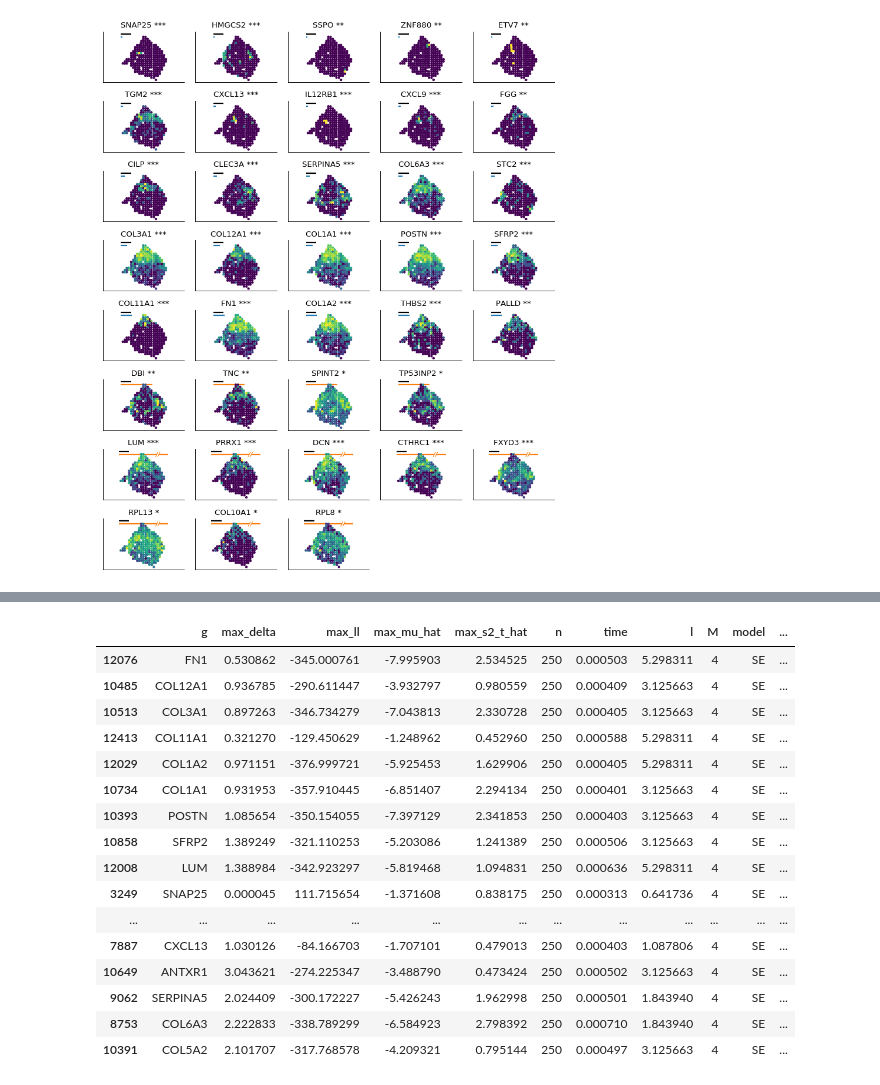
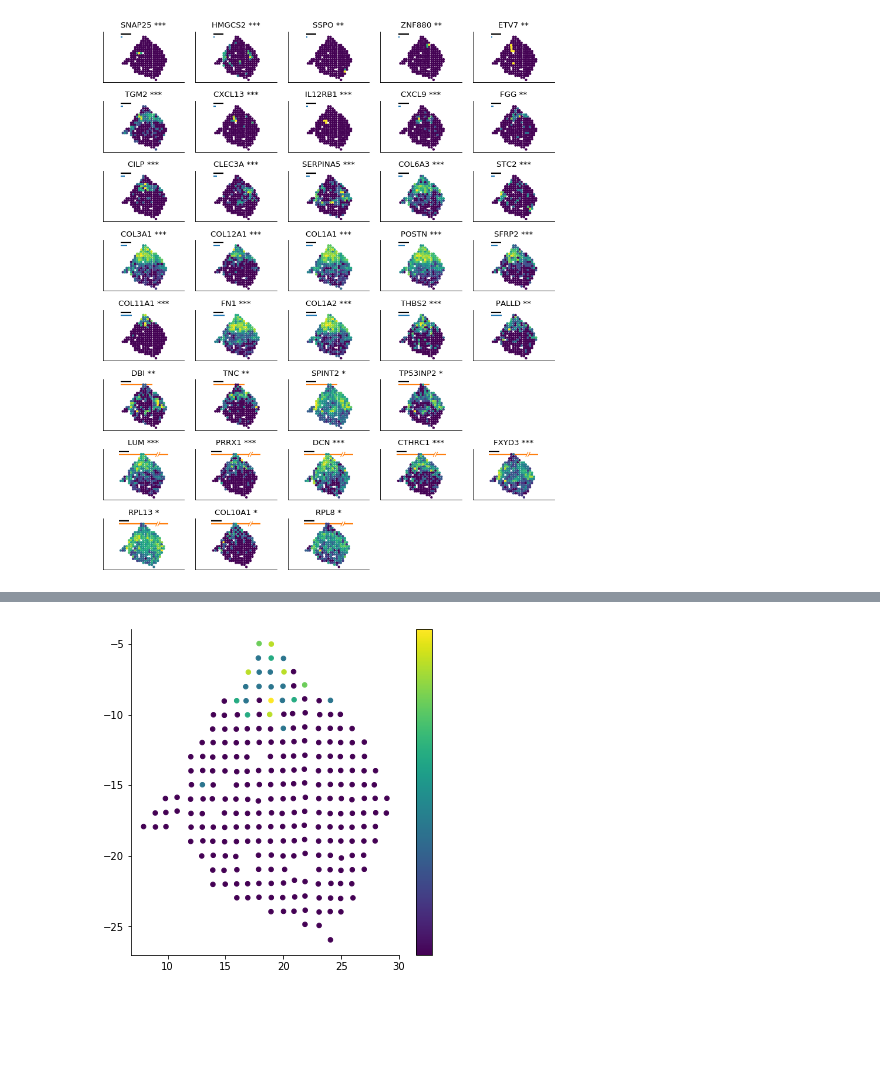
Before and after one commit to Teichlab/SpatialDE, a Jupyter notebook: Analysis/BreastCancer/Breast Cancer Tissue Analysis.ipynb, the cells around one changed output, grey strips where cells are left out. Saved outputs shown, nothing was run; the diff lists cells and outputs as text; code cells hidden in the pictures; blank space fills up the shorter version.

```diff
--- a/Analysis/BreastCancer/Breast Cancer Tissue Analysis.ipynb
+++ b/Analysis/BreastCancer/Breast Cancer Tissue Analysis.ipynb
@@ -338,20 +304,6 @@ plt.savefig('lp_pval_BC_top.pdf', bbox_inches='tight');
-# %%
-results.sort_values('qval', ascending=True).head(30)
-# %% [output]
-|  | g | max_delta | max_ll | max_mu_hat | max_s2_t_hat | n | time | l | M | model | ... |
-| 12076 | FN1 | 0.530862 | -345.000761 | -7.995903 | 2.534525 | 250 | 0.000503 | 5.298311 | 4 | SE | ... |
-| 10485 | COL12A1 | 0.936785 | -290.611447 | -3.932797 | 0.980559 | 250 | 0.000409 | 3.125663 | 4 | SE | ... |
-| 10513 | COL3A1 | 0.897263 | -346.734279 | -7.043813 | 2.330728 | 250 | 0.000405 | 3.125663 | 4 | SE | ... |
-| 12413 | COL11A1 | 0.321270 | -129.450629 | -1.248962 | 0.452960 | 250 | 0.000588 | 5.298311 | 4 | SE | ... |
-| 12029 | COL1A2 | 0.971151 | -376.999721 | -5.925453 | 1.629906 | 250 | 0.000405 | 5.298311 | 4 | SE | ... |
-| 10734 | COL1A1 | 0.931953 | -357.910445 | -6.851407 | 2.294134 | 250 | 0.000401 | 3.125663 | 4 | SE | ... |
-| 10393 | POSTN | 1.085654 | -350.154055 | -7.397129 | 2.341853 | 250 | 0.000403 | 3.125663 | 4 | SE | ... |
-| 10858 | SFRP2 | 1.389249 | -321.110253 | -5.203086 | 1.241389 | 250 | 0.000506 | 3.125663 | 4 | SE | ... |
-| 12008 | LUM | 1.388984 | -342.923297 | -5.819468 | 1.094831 | 250 | 0.000636 | 5.298311 | 4 | SE | ... |
-| 3249 | SNAP25 | 0.000045 | 111.715654 | -1.371608 | 0.838175 | 250 | 0.000313 | 0.641736 | 4 | SE | ... |
-| ... | ... | ... | ... | ... | ... | ... | ... | ... | ... | ... | ... |
-| 7887 | CXCL13 | 1.030126 | -84.166703 | -1.707101 | 0.479013 | 250 | 0.000403 | 1.087806 | 4 | SE | ... |
-| 10649 | ANTXR1 | 3.043621 | -274.225347 | -3.488790 | 0.473424 | 250 | 0.000502 | 3.125663 | 4 | SE | ... |
-| 9062 | SERPINA5 | 2.024409 | -300.172227 | -5.426243 | 1.962998 | 250 | 0.000501 | 1.843940 | 4 | SE | ... |
-| 8753 | COL6A3 | 2.222833 | -338.789299 | -6.584923 | 2.798392 | 250 | 0.000710 | 1.843940 | 4 | SE | ... |
-| 10391 | COL5A2 | 2.101707 | -317.768578 | -4.209321 | 0.795144 | 250 | 0.000497 | 3.125663 | 4 | SE | ... |
+# %%
+plt.scatter(sample_info.x, -sample_info.y, c=dfm[r['g']], s=20);
+plt.colorbar(ticks=[]);
+plt.savefig('plot_with_cbar.pdf');
+# %% [output]
+[figure, added]
```
Also changed, not shown: parts of 12 cells of this notebook.
